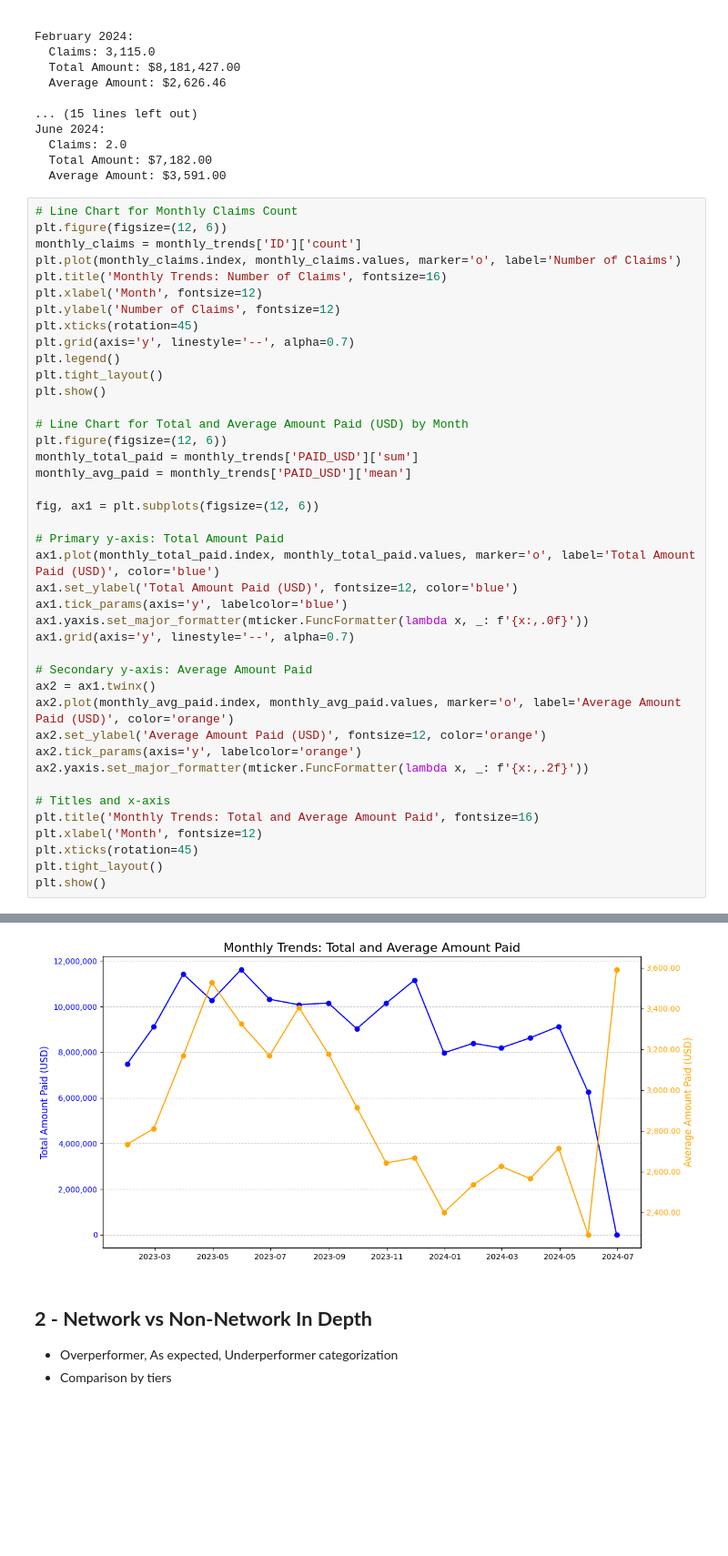
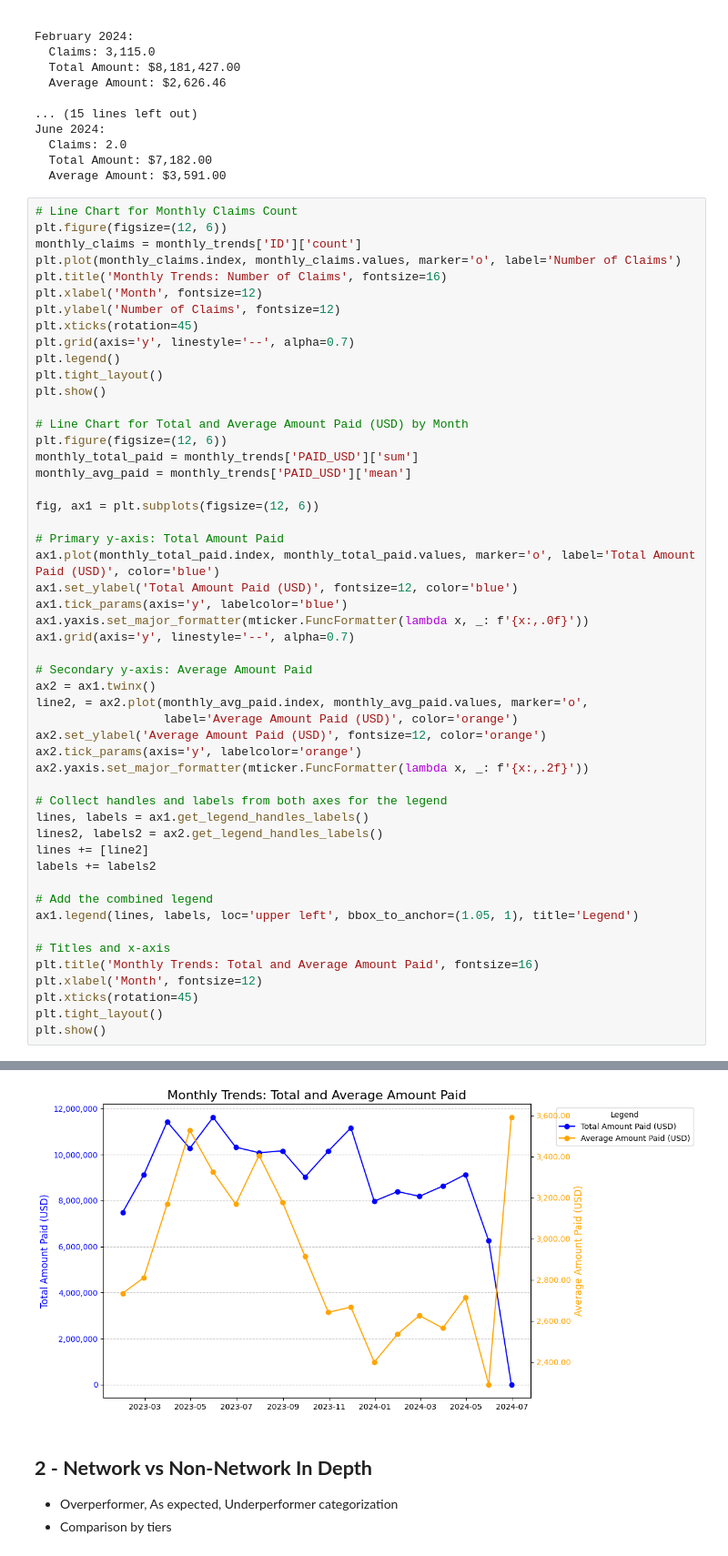
Before and after one commit to jlucenafois/data_mining_final_project, a Jupyter notebook: data_mining_final_project.ipynb, the cells around one changed output, grey strips where cells are left out. Shown at 91% size. Cells and saved outputs as stored; diff of their text form; blank space fills up the shorter version.

```diff
--- a/data_mining_final_project.ipynb
+++ b/data_mining_final_project.ipynb
@@ -618,35 +618,45 @@ plt.show()
 
 # Line Chart for Total and Average Amount Paid (USD) by Month
 plt.figure(figsize=(12, 6))
 monthly_total_paid = monthly_trends['PAID_USD']['sum']
 monthly_avg_paid = monthly_trends['PAID_USD']['mean']
 
 fig, ax1 = plt.subplots(figsize=(12, 6))
 
 # Primary y-axis: Total Amount Paid
 ax1.plot(monthly_total_paid.index, monthly_total_paid.values, marker='o', label='Total Amount Paid (USD)', color='blue')
 ax1.set_ylabel('Total Amount Paid (USD)', fontsize=12, color='blue')
 ax1.tick_params(axis='y', labelcolor='blue')
 ax1.yaxis.set_major_formatter(mticker.FuncFormatter(lambda x, _: f'{x:,.0f}'))
 ax1.grid(axis='y', linestyle='--', alpha=0.7)
 
 # Secondary y-axis: Average Amount Paid
 ax2 = ax1.twinx()
-ax2.plot(monthly_avg_paid.index, monthly_avg_paid.values, marker='o', label='Average Amount Paid (USD)', color='orange')
+line2, = ax2.plot(monthly_avg_paid.index, monthly_avg_paid.values, marker='o',
+                  label='Average Amount Paid (USD)', color='orange')
 ax2.set_ylabel('Average Amount Paid (USD)', fontsize=12, color='orange')
 ax2.tick_params(axis='y', labelcolor='orange')
 ax2.yaxis.set_major_formatter(mticker.FuncFormatter(lambda x, _: f'{x:,.2f}'))
+
+# Collect handles and labels from both axes for the legend
+lines, labels = ax1.get_legend_handles_labels()
+lines2, labels2 = ax2.get_legend_handles_labels()
+lines += [line2]
+labels += labels2
+
+# Add the combined legend
+ax1.legend(lines, labels, loc='upper left', bbox_to_anchor=(1.05, 1), title='Legend')
 
 # Titles and x-axis
 plt.title('Monthly Trends: Total and Average Amount Paid', fontsize=16)
 plt.xlabel('Month', fontsize=12)
 plt.xticks(rotation=45)
 plt.tight_layout()
 plt.show()
 # %% [output]
 [figure]
 <Figure size 1200x600 with 0 Axes>
-[figure, old version]
+[figure, new version]
 # %% [markdown]
 ## **2 - Network vs Non-Network In Depth**
 - Overperformer, As expected, Underperformer categorization
```
Also changed, not shown: parts of 3 cells of this notebook.
